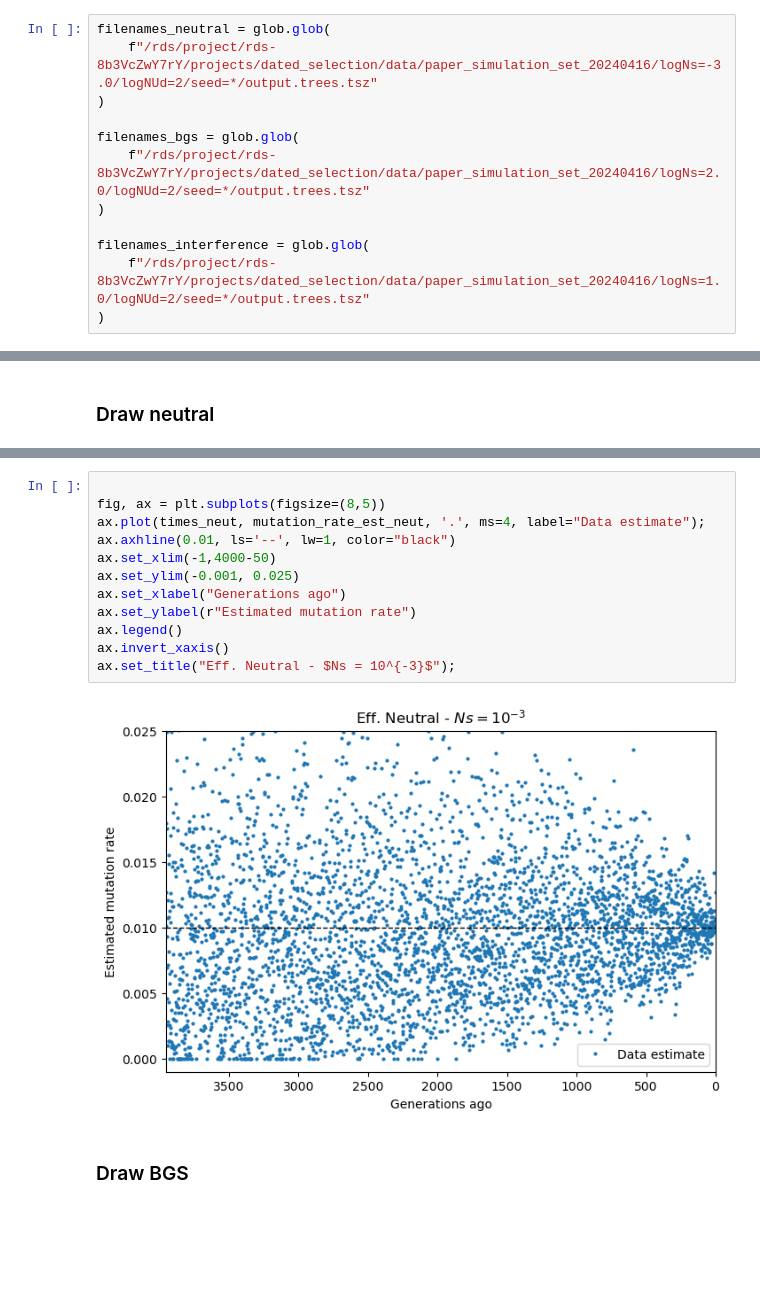
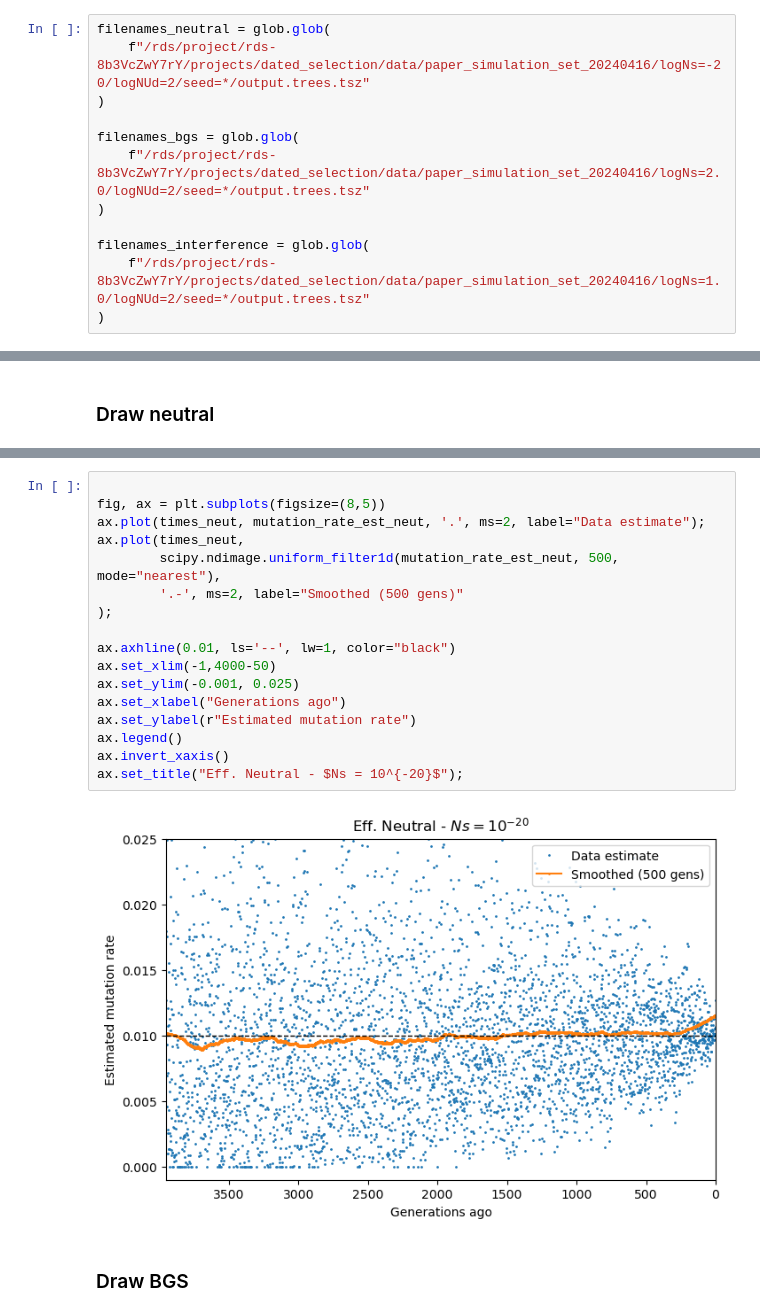
Before and after one commit to regevs/dated_selection, a Jupyter notebook: notebooks/20240418_paper_fig2.ipynb, the cells around one changed output, grey strips where cells are left out. Drawn from its saved outputs; the diff is of its cells as text; blank space fills up the shorter version.

```diff
--- a/notebooks/20240418_paper_fig2.ipynb
+++ b/notebooks/20240418_paper_fig2.ipynb
@@ -30,7 +32,7 @@ os.environ['R_HOME'] = "/home/rs2145/rs2145/software/anaconda3/envs/dated_select
 # Pick three regimes
 # %%
 filenames_neutral = glob.glob(
-    f"/rds/project/rds-8b3VcZwY7rY/projects/dated_selection/data/paper_simulation_set_20240416/logNs=-3.0/logNUd=2/seed=*/output.trees.tsz"
+    f"/rds/project/rds-8b3VcZwY7rY/projects/dated_selection/data/paper_simulation_set_20240416/logNs=-20/logNUd=2/seed=*/output.trees.tsz"
 )
 
 filenames_bgs = glob.glob(
@@ -110,17 +112,22 @@ Wall time: 15.2 s
 # %%
 
 fig, ax = plt.subplots(figsize=(8,5))
-ax.plot(times_neut, mutation_rate_est_neut, '.', ms=4, label="Data estimate");
+ax.plot(times_neut, mutation_rate_est_neut, '.', ms=2, label="Data estimate");
+ax.plot(times_neut,
+        scipy.ndimage.uniform_filter1d(mutation_rate_est_neut, 500, mode="nearest"),
+        '.-', ms=2, label="Smoothed (500 gens)"
+);
+
 ax.axhline(0.01, ls='--', lw=1, color="black")
 ax.set_xlim(-1,4000-50)
 ax.set_ylim(-0.001, 0.025)
 ax.set_xlabel("Generations ago")
 ax.set_ylabel(r"Estimated mutation rate")
 ax.legend()
 ax.invert_xaxis()
-ax.set_title("Eff. Neutral - $Ns = 10^{-3}$");
+ax.set_title("Eff. Neutral - $Ns = 10^{-20}$");
 # %% [output]
-[figure, old version]
+[figure, new version]
 # %% [markdown]
 ### Draw BGS
 # %%
```
Also changed, not shown: parts of 19 cells of this notebook, 4 other files.
